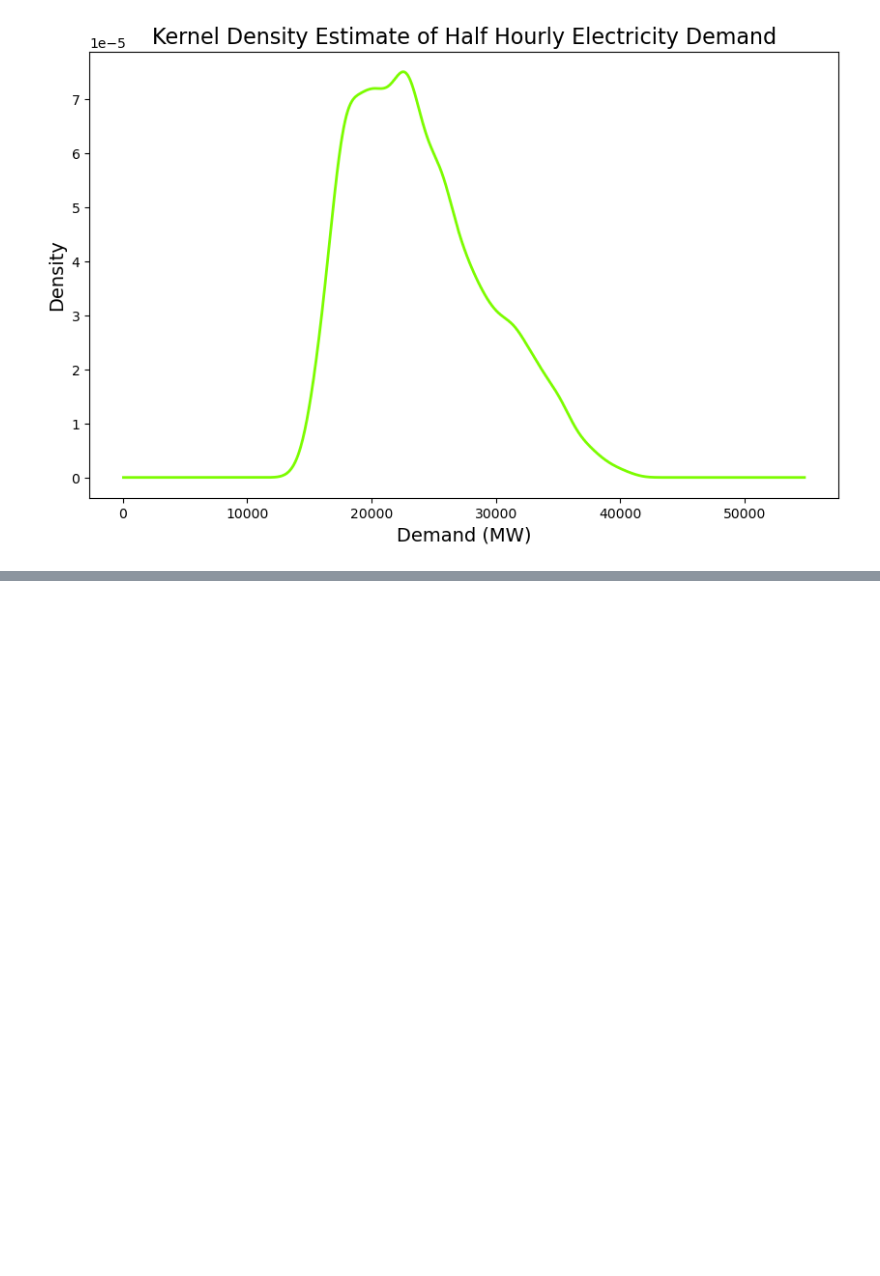
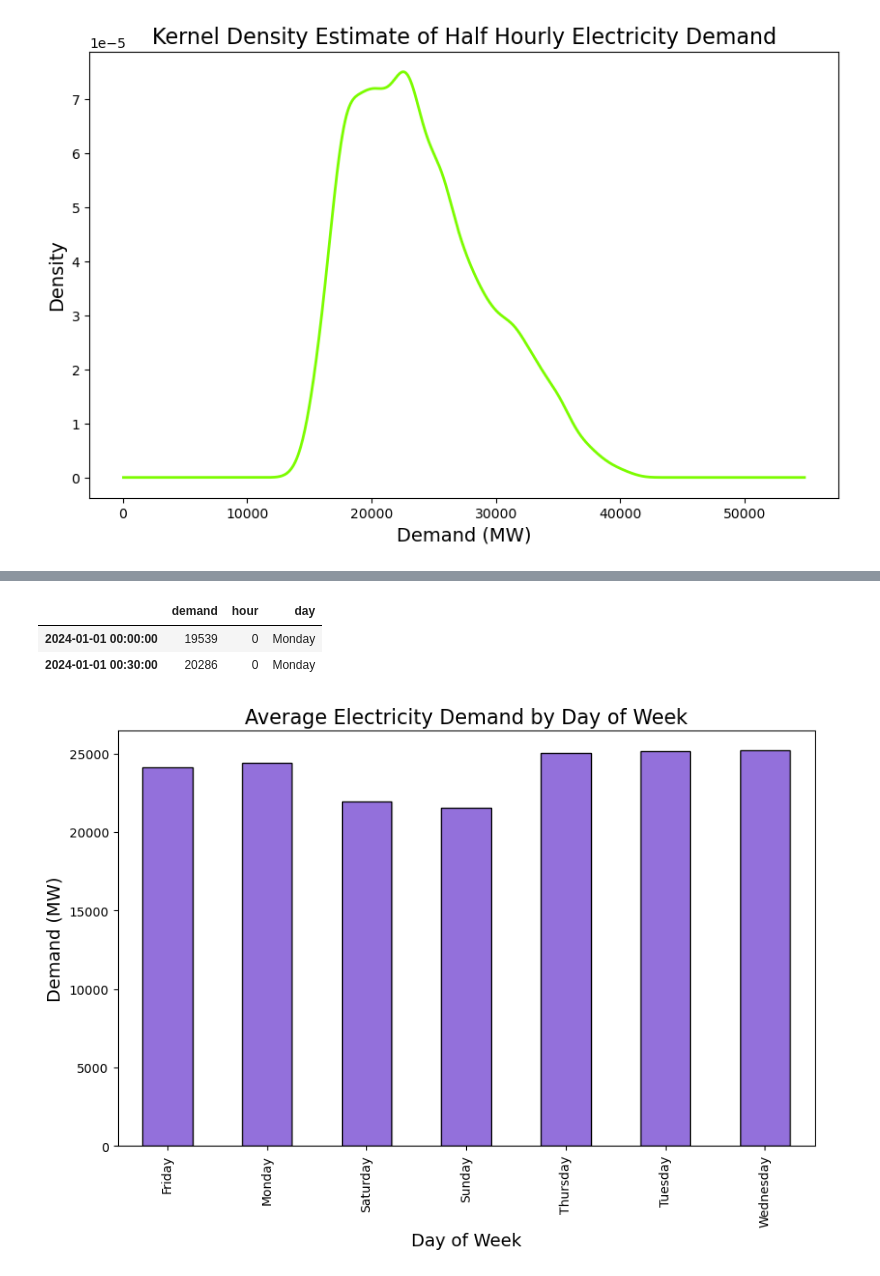
Before and after one commit to GichukiEdwin/Python_Data, a Jupyter notebook: notebooks/demand.ipynb, the cells around one changed output, grey strips where cells are left out. Drawn from its saved outputs; the diff is of its cells as text; code cells hidden in the pictures; blank space fills up the shorter version.

```diff
--- a/notebooks/demand.ipynb
+++ b/notebooks/demand.ipynb
@@ -161,0 +212,17 @@ plt.show()
+# %%
+df1['day'] = df1.index.day_name()
+# %%
+df1.head(2)
+# %% [output]
+|  | demand | hour | day |
+| 2024-01-01 00:00:00 | 19539 | 0 | Monday |
+| 2024-01-01 00:30:00 | 20286 | 0 | Monday |
+# %%
+daily_avg = df1.groupby('day')['demand'].mean()
+daily_avg.plot(kind='bar', figsize=(10,6), color='mediumpurple', edgecolor='black')
+plt.title('Average Electricity Demand by Day of Week', fontsize=16)
+plt.xlabel('Day of Week', fontsize=14)
+plt.ylabel('Demand (MW)', fontsize=14)
+plt.show()
+# %% [output]
+[figure, added]
```
Also changed, not shown: parts of 5 cells of this notebook.
